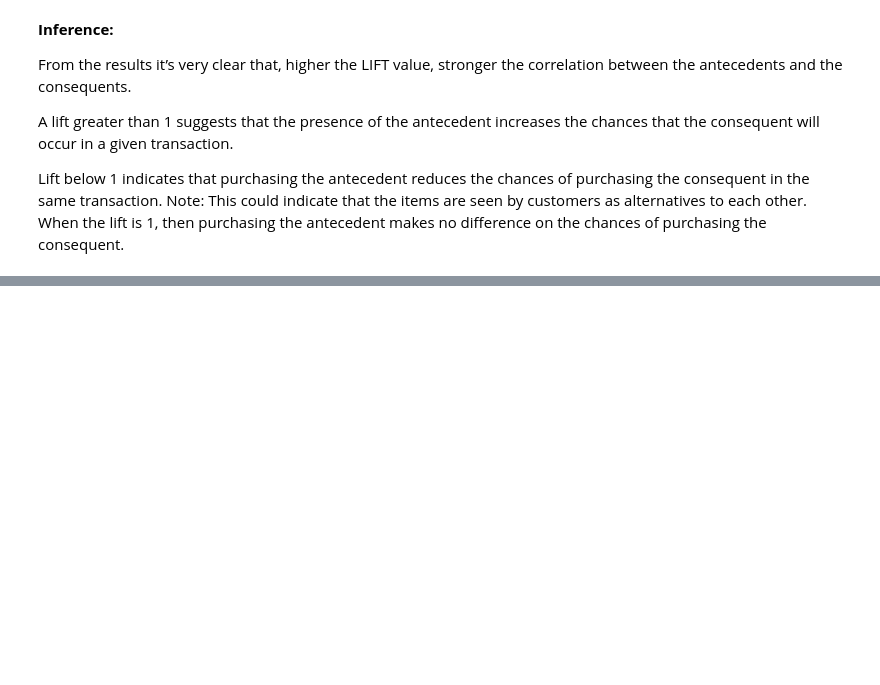
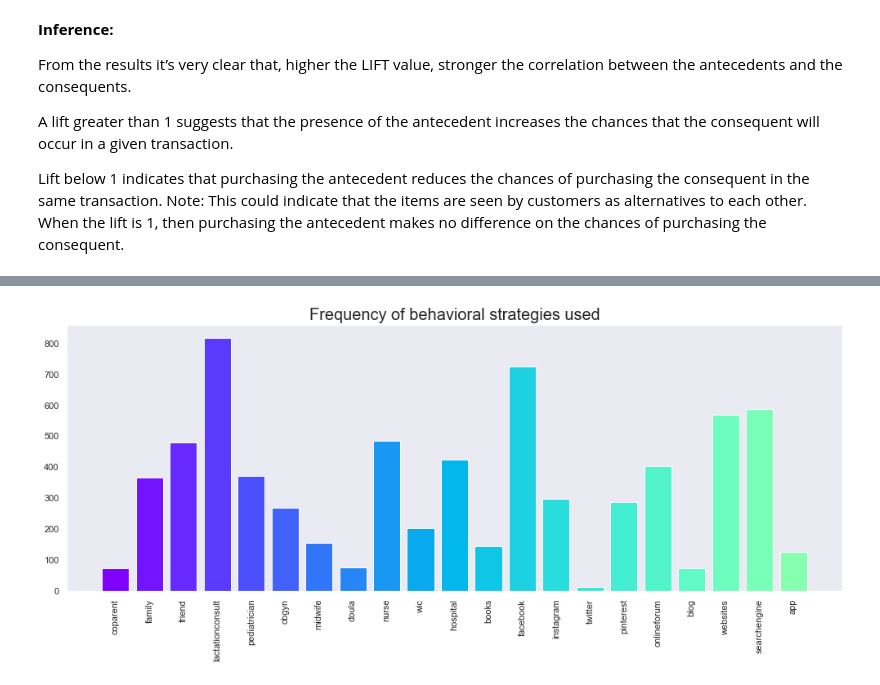
Before and after one commit to allisonhepworth/galactoguges, a Jupyter notebook: code/Market_basket_analysis_info_sources.ipynb, the cells around one changed output, grey strips where cells are left out. Drawn from its saved outputs; the diff is of its cells as text; code cells hidden in the pictures; blank space fills up the shorter version.

```diff
--- a/code/Market_basket_analysis_info_sources.ipynb
+++ b/code/Market_basket_analysis_info_sources.ipynb
@@ -357,0 +377,2 @@ When the lift is 1, then purchasing the antecedent makes no difference on the ch
+# %%
+df = df.iloc[:,1:].replace({3: 0, 2: 0}, regex = True)
@@ -357,0 +395,6 @@ When the lift is 1, then purchasing the antecedent makes no difference on the ch
+# %%
+column_names = ['coparent', 'family', 'friend', 'lactationconsult', 'pediatrician',
+       'obgyn', 'midwife', 'doula', 'nurse', 'wic', 'hospital', 'books',
+       'facebook', 'instagram', 'twitter', 'pinterest', 'onlineforum', 'blog',
+       'websites', 'searchengine', 'app']
+df['info_sources_sum']=df[column_names].sum(axis=1)
@@ -357,0 +440,3 @@ When the lift is 1, then purchasing the antecedent makes no difference on the ch
+# %%
+info_sources_df = df[column_names]
+info_sources_df.head(10)
@@ -357,0 +455,15 @@ When the lift is 1, then purchasing the antecedent makes no difference on the ch
+# %%
+info_sources_counts = []
+for i in info_sources_df.columns:
+    info_sources_counts.append(( info_sources_df[i] == True).sum())
+#beh_strategies_counts_new.sort(reverse = True)
+# %%
+color = plt.cm.rainbow(np.linspace(0, 1, 40))
+plt.figure(figsize=(17,6))
+plt.bar(info_sources_df.columns, info_sources_counts,color = color)
+plt.title('Frequency of behavioral strategies used', fontsize = 20)
+plt.xticks(rotation = 90 )
+plt.grid()
+plt.show()
+# %% [output]
+[figure, added]
```
Also changed, not shown: parts of 19 cells of this notebook, 2 other files.
